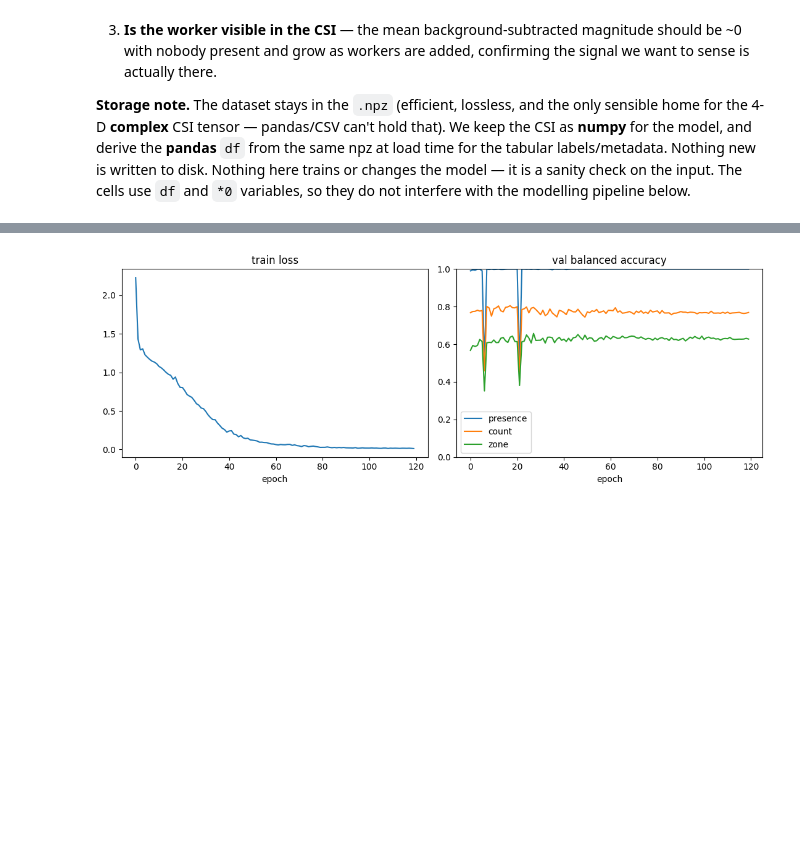
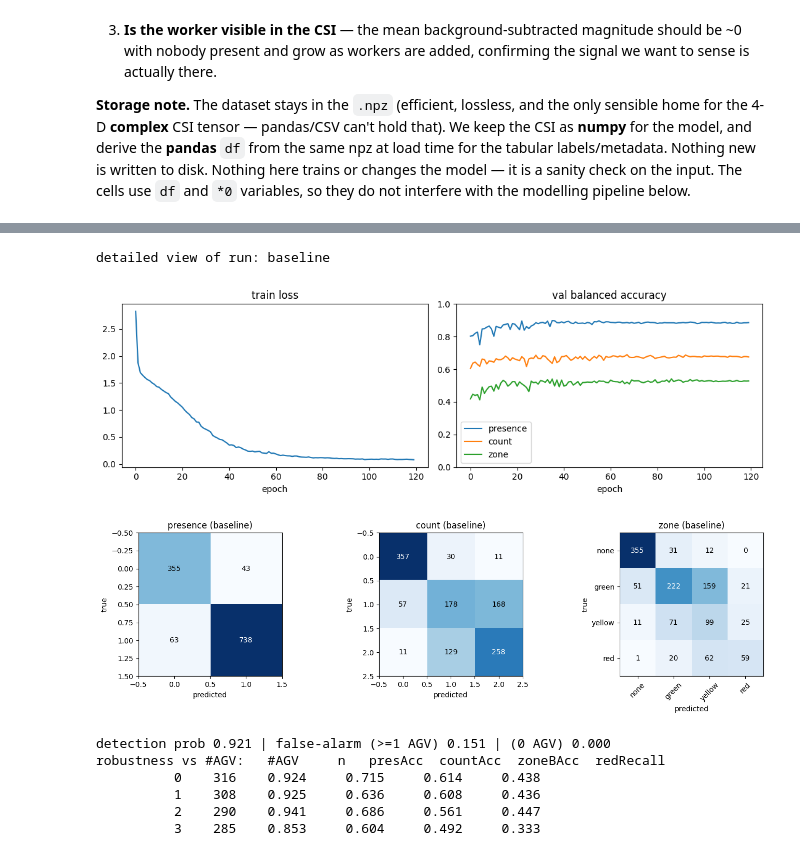
Before and after one commit to 77rap/UoW_WifiSensing, a Jupyter notebook: csi_multitask_v0.ipynb, the cells around one changed output, grey strips where cells are left out. Drawn from its saved outputs; the diff is of its cells as text; code cells hidden in the pictures; blank space fills up the shorter version.

```diff
--- a/csi_multitask_v0.ipynb
+++ b/csi_multitask_v0.ipynb
@@ -138,9 +162,12 @@ df = pd.DataFrame({
 df['zone_name'] = pd.Categorical.from_codes(df['zone'], categories=zone_labels)
 df['worker0_x'], df['worker0_y'] = pos[:, 0, 0], pos[:, 0, 1]
 df['worker1_x'], df['worker1_y'] = pos[:, 1, 0], pos[:, 1, 1]
+if 'agv_count' in z0.files:                            # dynamic-clutter dataset
+    df['agv_count'] = z0['agv_count'].astype(int)
 # cheap per-sample signal summaries (mean magnitude over antennas x subcarriers)
 df['mean_abs_raw']   = np.abs(z0['csi_raw']).mean(axis=(1, 2, 3))
 df['mean_abs_bgsub'] = np.abs(z0['csi_bgsub']).mean(axis=(1, 2, 3))
 
-print(f'\nper-sample DataFrame: {df.shape[0]} rows x {df.shape[1]} cols')
+print(f'\nper-sample DataFrame: {df.shape[0]} rows x {df.shape[1]} cols'
+      + ('  (with AGV clutter)' if 'agv_count' in df else '  (anchor, no clutter)'))
 df.head()
@@ -386,11 +554,50 @@ done in 54.2 min | best mean balanced-acc 0.817
 # %%
-  # --- learning curves (per-task validation balanced accuracy) ---
-h = np.array(hist)
-fig, ax = plt.subplots(1, 2, figsize=(11, 4))
-ax[0].plot(h[:, 0]); ax[0].set_title('train loss'); ax[0].set_xlabel('epoch')
-ax[1].plot(h[:, 1], label='presence'); ax[1].plot(h[:, 2], label='count'); ax[1].plot(h[:, 3], label='zone')
+# ================================================================
+# DETAIL -- curves + confusion matrices + robustness for DETAIL_NAME
+# ================================================================
+d = DETAILS[DETAIL_NAME]; P, T, agv_te, hist = d['P'], d['T'], d['agv_te'], d['hist']
+print('detailed view of run:', DETAIL_NAME)
+
+# training curves
+fig, ax = plt.subplots(1, 2, figsize=(11, 3.6))
+ax[0].plot(hist[:, 0]); ax[0].set_title('train loss'); ax[0].set_xlabel('epoch')
+ax[1].plot(hist[:, 1], label='presence'); ax[1].plot(hist[:, 2], label='count'); ax[1].plot(hist[:, 3], label='zone')
 ax[1].set_title('val balanced accuracy'); ax[1].set_xlabel('epoch'); ax[1].legend(); ax[1].set_ylim(0, 1)
 fig.tight_layout(); plt.show()
+
+# confusion matrices
+fig, ax = plt.subplots(1, 3, figsize=(14, 4))
+for a, (name, k) in zip(ax, [('presence', 'p'), ('count', 'c'), ('zone', 'z')]):
+    cm = confusion_matrix(T[k], P[k]); a.imshow(cm, cmap='Blues'); a.set_title(f'{name} ({DETAIL_NAME})')
+    a.set_xlabel('predicted'); a.set_ylabel('true')
+    for (r, cc), v in np.ndenumerate(cm):
+        a.text(cc, r, int(v), ha='center', va='center', color='white' if v > cm.max()/2 else 'black')
+    if name == 'zone':
+        a.set_xticks(range(4)); a.set_xticklabels(ZONE_NAMES, rotation=45)
+        a.set_yticks(range(4)); a.set_yticklabels(ZONE_NAMES)
+fig.tight_layout(); plt.show()
+
+# detection vs false-alarm + robustness vs #AGV
+noh = T['p'] == 0
+print(f"detection prob {recall_score(T['p'], P['p'], pos_label=1):.3f} | "
+      f"false-alarm (>=1 AGV) {float(P['p'][noh & (agv_te>=1)].mean()) if (noh&(agv_te>=1)).any() else float('nan'):.3f} | "
+      f"(0 AGV) {float(P['p'][noh & (agv_te==0)].mean()) if (noh&(agv_te==0)).any() else float('nan'):.3f}")
+if agv_te.max() > 0:
+    print('robustness vs #AGV:   #AGV     n   presAcc  countAcc  zoneBAcc  redRecall')
+    for ac in range(int(agv_te.max()) + 1):
+        s = agv_te == ac
+        if not s.any(): continue
+        rr = recall_score(T['z'][s] == 3, P['z'][s] == 3) if (T['z'][s] == 3).any() else float('nan')
+        print(f'   {ac:8d} {int(s.sum()):6d}    {(P["p"][s]==T["p"][s]).mean():.3f}     '
+              f'{(P["c"][s]==T["c"][s]).mean():.3f}     {balanced_accuracy_score(T["z"][s], P["z"][s]):.3f}     {rr:.3f}')
 # %% [output]
+detailed view of run: baseline
-[figure, old version]
+[figure, new version]
+[figure, added]
+detection prob 0.921 | false-alarm (>=1 AGV) 0.151 | (0 AGV) 0.000
+robustness vs #AGV:   #AGV     n   presAcc  countAcc  zoneBAcc  redRecall
+          0    316    0.924     0.715     0.614     0.438
+          1    308    0.925     0.636     0.608     0.436
+          2    290    0.941     0.686     0.561     0.447
+          3    285    0.853     0.604     0.492     0.333
 # %%
```
Also changed, not shown: parts of 13 cells of this notebook, 2 other files.
